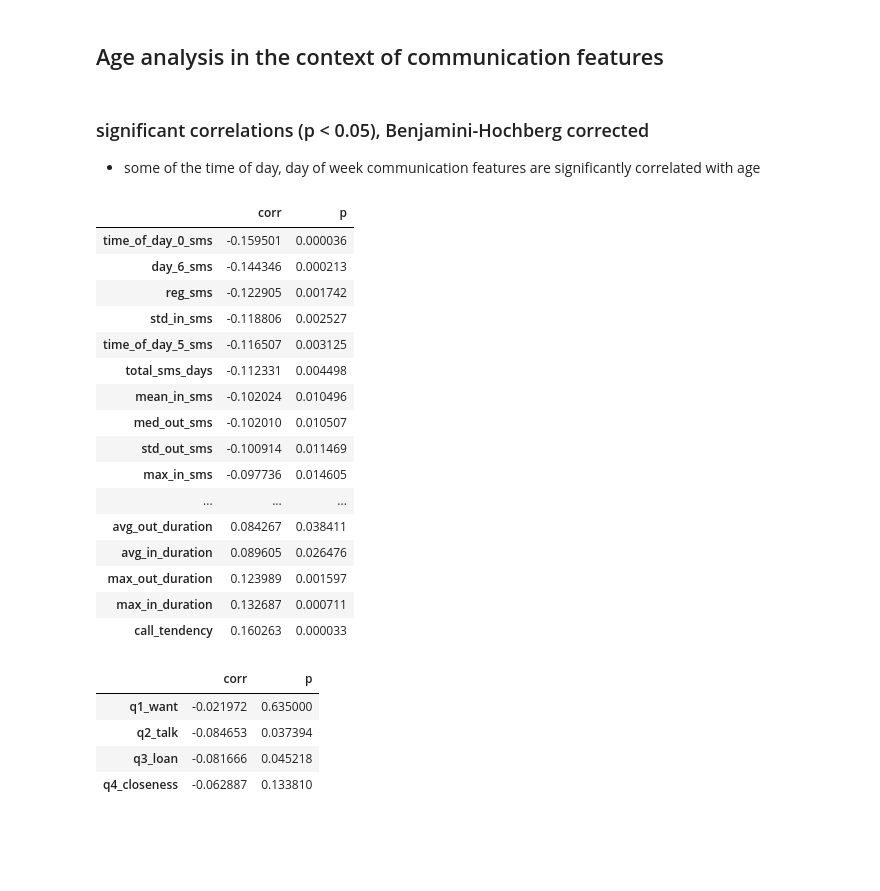
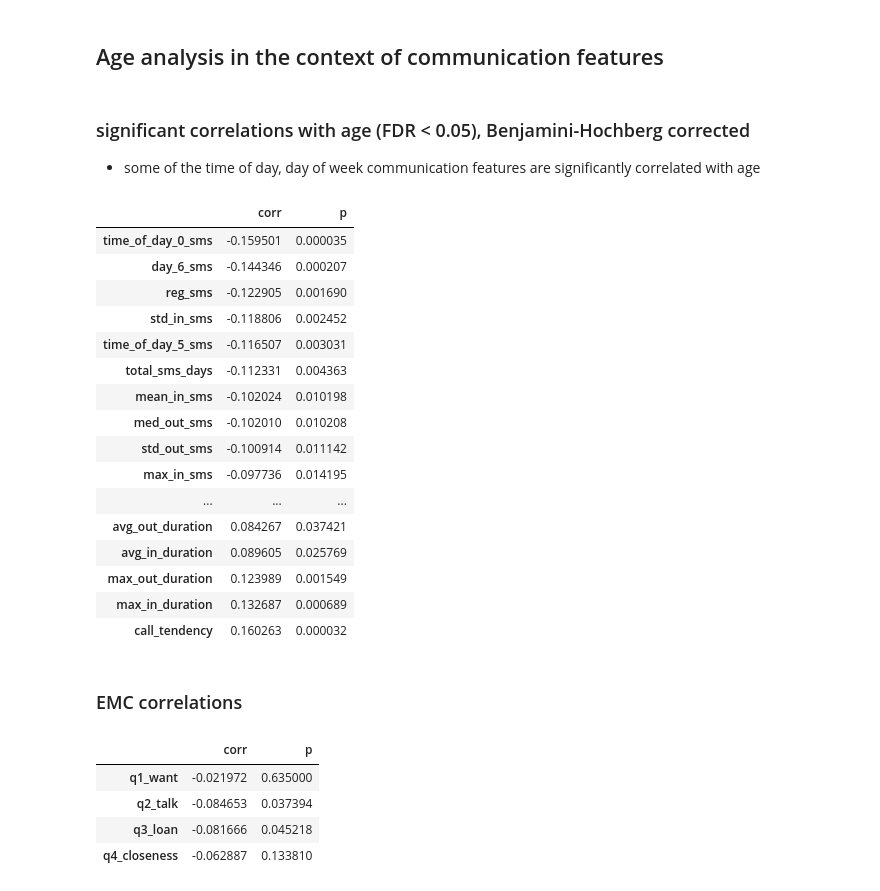
Before and after one commit to tliu526/relationship-prediction, a Jupyter notebook: notebooks/demographics_stats.ipynb, the cells around one changed output. Cells and saved outputs as stored; diff of their text form; code cells hidden in the pictures; blank space fills up the shorter version.

```diff
--- a/notebooks/demographics_stats.ipynb
+++ b/notebooks/demographics_stats.ipynb
@@ -136,6 +170,17 @@ Estimating the nature and quality of interpersonal relationships from phone data
 #with open("../data/final_features/top10_all_dedup_nan_train_features.df", "rb") as f:
 with open("../data/final_features_jan28/top_5_age_gender_train_features.df", "rb") as f:
     ag_features = pickle.load(f)
+
+map_dict = {
+    "friend": "social",
+    "family_live_separate": "social",
+    "family_live_together": "family_together",
+    "sig_other": "family_together",
+    "work": "work",
+    "task": "task"
+}
+
+ag_features['contact_type'] = ag_features['contact_type'].map(map_dict)
 # %% [markdown]
 ## Age descriptive statistics
 
@@ -212,39 +256,42 @@ alpha = 0.01
 cols = corr_df.columns.values
 age_idx = np.where(cols=='ego_age')
 # %% [markdown]
-### significant correlations (p < 0.05), Benjamini-Hochberg corrected
+### significant correlations with age (FDR < 0.05), Benjamini-Hochberg corrected
 
 - some of the time of day, day of week communication features are significantly correlated with age
 # %%
 age_corrs = r_corrs[age_idx]
 age_p_vals = r_p_vals[age_idx]
 
 age_stats = np.transpose(np.vstack((age_corrs, age_p_vals)))
 age_df = pd.DataFrame(age_stats, index=cols, columns=['corr', 'p'])
 sig_features = age_df.loc[age_df['p'] < 0.05]
 sig_features = sig_features.loc[~sig_features.index.str.startswith("ego")]
 sig_features = sig_features.loc[~sig_features.index.str.endswith("indicator")]
+sig_features = sig_features.loc[~sig_features.index.str.startswith("q")]
 
 sig_features.sort_values(by='corr')
 #sig_features.shape
 # %% [output]
 |  | corr | p |
-| time_of_day_0_sms | -0.159501 | 0.000036 |
-| day_6_sms | -0.144346 | 0.000213 |
-| reg_sms | -0.122905 | 0.001742 |
-| std_in_sms | -0.118806 | 0.002527 |
-| time_of_day_5_sms | -0.116507 | 0.003125 |
-| total_sms_days | -0.112331 | 0.004498 |
-| mean_in_sms | -0.102024 | 0.010496 |
-| med_out_sms | -0.102010 | 0.010507 |
-| std_out_sms | -0.100914 | 0.011469 |
-| max_in_sms | -0.097736 | 0.014605 |
+| time_of_day_0_sms | -0.159501 | 0.000035 |
+| day_6_sms | -0.144346 | 0.000207 |
+| reg_sms | -0.122905 | 0.001690 |
+| std_in_sms | -0.118806 | 0.002452 |
+| time_of_day_5_sms | -0.116507 | 0.003031 |
+| total_sms_days | -0.112331 | 0.004363 |
+| mean_in_sms | -0.102024 | 0.010198 |
+| med_out_sms | -0.102010 | 0.010208 |
+| std_out_sms | -0.100914 | 0.011142 |
+| max_in_sms | -0.097736 | 0.014195 |
 | ... | ... | ... |
-| avg_out_duration | 0.084267 | 0.038411 |
-| avg_in_duration | 0.089605 | 0.026476 |
-| max_out_duration | 0.123989 | 0.001597 |
-| max_in_duration | 0.132687 | 0.000711 |
-| call_tendency | 0.160263 | 0.000033 |
+| avg_out_duration | 0.084267 | 0.037421 |
+| avg_in_duration | 0.089605 | 0.025769 |
+| max_out_duration | 0.123989 | 0.001549 |
+| max_in_duration | 0.132687 | 0.000689 |
+| call_tendency | 0.160263 | 0.000032 |
+# %% [markdown]
+### EMC correlations
 # %%
 age_df.loc[['q1_want', 'q2_talk', 'q3_loan', 'q4_closeness'], :]
 # %% [output]
```
Also changed, not shown: parts of 58 cells of this notebook.
